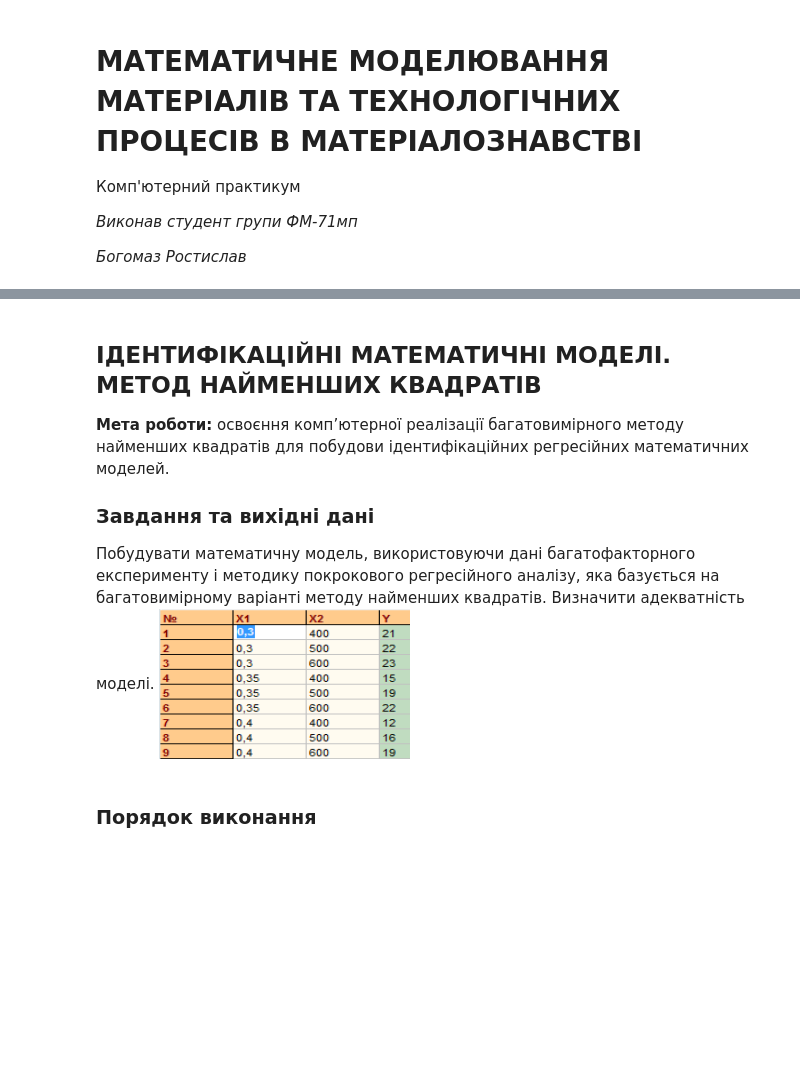
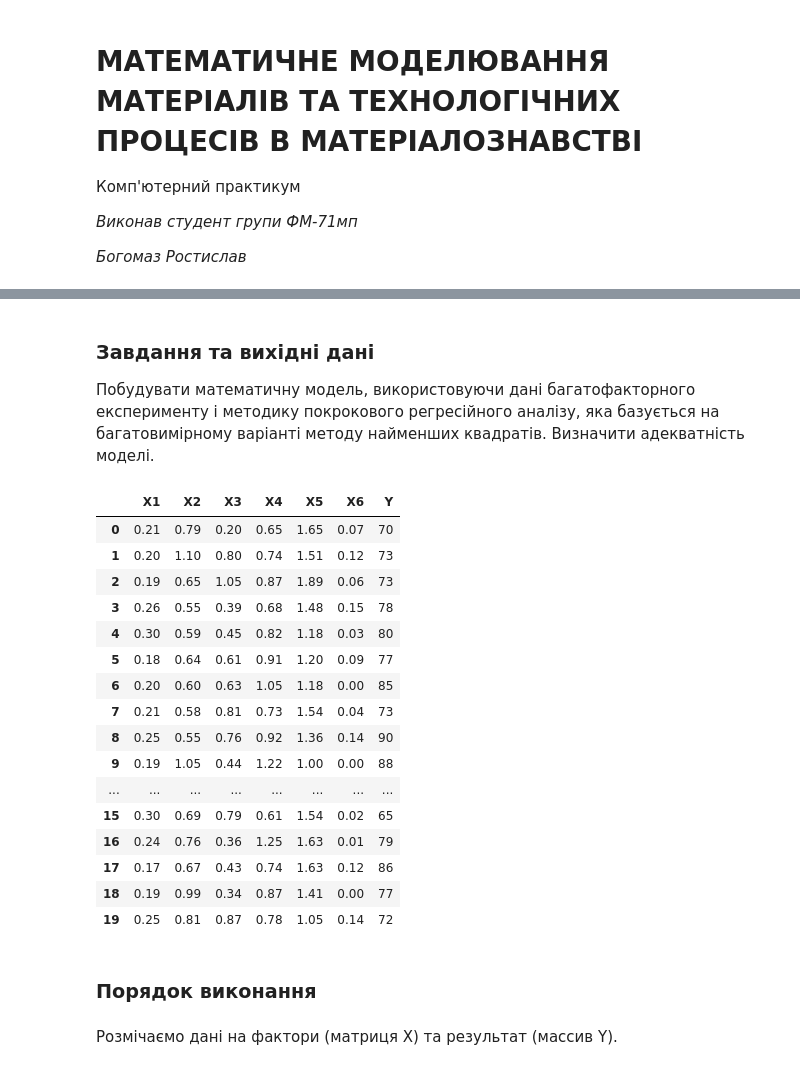
Before and after one commit to rostyq/edu_notebooks, a Jupyter notebook: math_modelling/mnk.ipynb, the cells around one changed output, grey strips where cells are left out. Saved outputs shown, nothing was run; the diff lists cells and outputs as text; code cells hidden in the pictures; blank space fills up the shorter version.

```diff
--- a/math_modelling/mnk.ipynb
+++ b/math_modelling/mnk.ipynb
@@ -8,14 +13,8 @@
 # %% [markdown]
-## ІДЕНТИФІКАЦІЙНІ МАТЕМАТИЧНІ МОДЕЛІ. МЕТОД НАЙМЕНШИХ КВАДРАТІВ
-
-**Мета роботи:** освоєння комп’ютерної реалізації багатовимірного методу
-найменших квадратів для побудови ідентифікаційних регресійних математичних моделей.
-
 ### Завдання та вихідні дані
 Побудувати математичну модель, використовуючи дані багатофакторного
 експерименту і методику покрокового регресійного аналізу, яка базується на
 багатовимірному варіанті методу найменших квадратів. Визначити адекватність моделі.
-![image.png](attachment:image.png)
 # %%
 import numpy as np
 import pandas as pd
@@ -31,5 +26,28 @@ df = pd.DataFrame({'X1': [0.3, 0.3, 0.3, 0.35, 0.35, 0.35, 0.4, 0.4, 0.4],
+# %%
+df = pd.read_csv('data.mnk', names=['X1', 'X2', 'X3', 'X4', 'X5', 'X6', 'Y'])
+df
+# %% [output]
+|  | X1 | X2 | X3 | X4 | X5 | X6 | Y |
+| 0 | 0.21 | 0.79 | 0.20 | 0.65 | 1.65 | 0.07 | 70 |
+| 1 | 0.20 | 1.10 | 0.80 | 0.74 | 1.51 | 0.12 | 73 |
+| 2 | 0.19 | 0.65 | 1.05 | 0.87 | 1.89 | 0.06 | 73 |
+| 3 | 0.26 | 0.55 | 0.39 | 0.68 | 1.48 | 0.15 | 78 |
+| 4 | 0.30 | 0.59 | 0.45 | 0.82 | 1.18 | 0.03 | 80 |
+| 5 | 0.18 | 0.64 | 0.61 | 0.91 | 1.20 | 0.09 | 77 |
+| 6 | 0.20 | 0.60 | 0.63 | 1.05 | 1.18 | 0.00 | 85 |
+| 7 | 0.21 | 0.58 | 0.81 | 0.73 | 1.54 | 0.04 | 73 |
+| 8 | 0.25 | 0.55 | 0.76 | 0.92 | 1.36 | 0.14 | 90 |
+| 9 | 0.19 | 1.05 | 0.44 | 1.22 | 1.00 | 0.00 | 88 |
+| ... | ... | ... | ... | ... | ... | ... | ... |
+| 15 | 0.30 | 0.69 | 0.79 | 0.61 | 1.54 | 0.02 | 65 |
+| 16 | 0.24 | 0.76 | 0.36 | 1.25 | 1.63 | 0.01 | 79 |
+| 17 | 0.17 | 0.67 | 0.43 | 0.74 | 1.63 | 0.12 | 86 |
+| 18 | 0.19 | 0.99 | 0.34 | 0.87 | 1.41 | 0.00 | 77 |
+| 19 | 0.25 | 0.81 | 0.87 | 0.78 | 1.05 | 0.14 | 72 |
 # %% [markdown]
 ### Порядок виконання
+# %% [markdown]
+Розмічаємо дані на фактори (матриця X) та результат (массив Y).
 # %%
 X = df.iloc[:,df.columns != 'Y']
 Y = df['Y']
```
Also changed, not shown: parts of 27 cells of this notebook, 1 other file.
